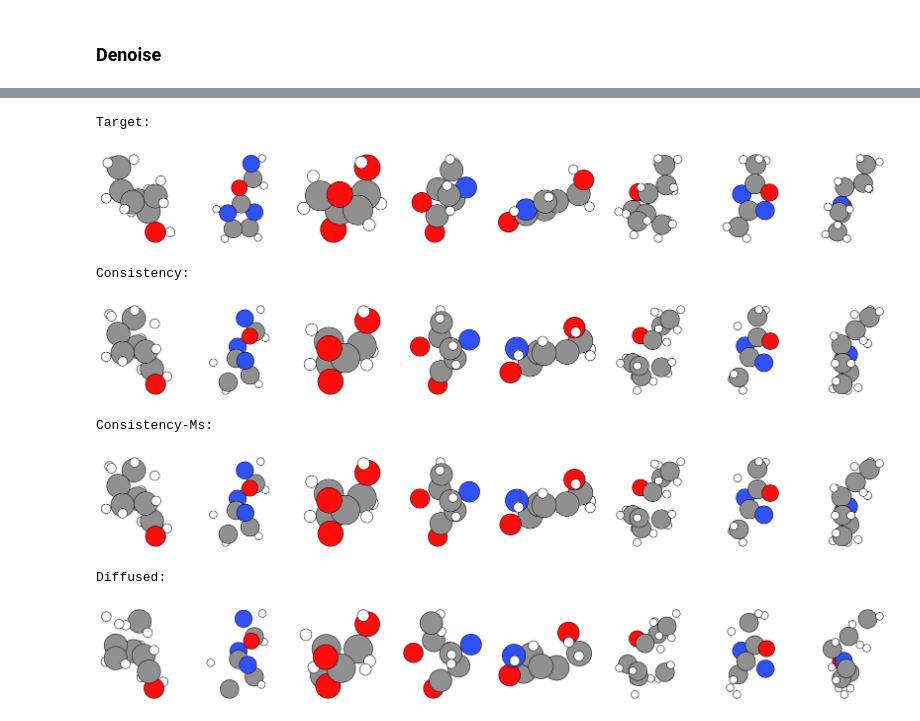
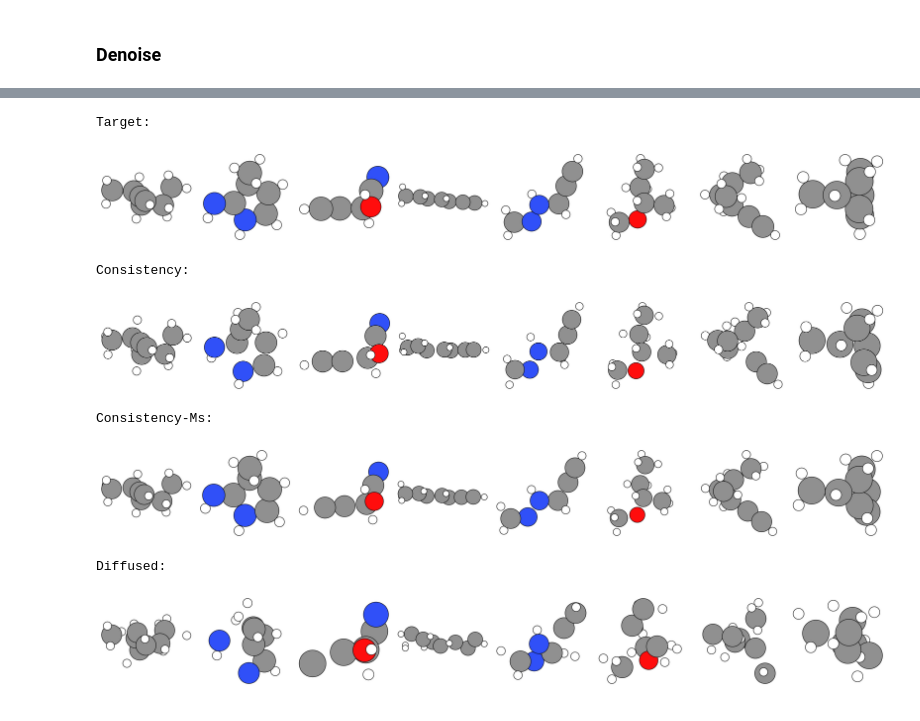
Before and after one commit to rush42/MoreRed, a Jupyter notebook: notebooks/consistency.ipynb, the cells around one changed output, grey strips where cells are left out. Drawn from its saved outputs; the diff is of its cells as text; code cells hidden in the pictures.

```diff
--- a/notebooks/consistency.ipynb
+++ b/notebooks/consistency.ipynb
@@ -135,20 +139,20 @@ QM7X
 NOTE! QM7-X is large. Therefore, it takes time to download the dataset and prepare it
 # %%
 # path to store the dataset as ASE '.db' files
-# datapath = os.path.join(tut_path, "qm7x.db")
+datapath = os.path.join(tut_path, "qm7x.db")
 # %%
-# data = QM7X(
-#     datapath=datapath,
-#     only_equilibrium=False,
-#     batch_size=8,
-#     transforms=transforms,
-#     num_train=128,
-#     num_val=128,
-#     num_test=128,
-#     num_workers=2,
-#     pin_memory=False,
-#     load_properties=["rmsd"],
-# )
+data = QM7X(
+    datapath=datapath,
+    only_equilibrium=True,
+    batch_size=8,
+    transforms=transforms,
+    num_train=128,
+    num_val=128,
+    num_test=128,
+    num_workers=2,
+    pin_memory=False,
+    load_properties=["rmsd"],
+)
 # %% [markdown]
 Prepare dataset
 # %%
@@ -170,7 +182,7 @@ plot_batch_molecules(target)
 ### Diffuse the batch
 # %%
 # define the time step
-t = 20
+t =  15
 # %%
 batch = {key: val.clone() for key, val in target.items()}
 batch[properties.R], _ = diff_proc.diffuse(batch[properties.R], batch[properties.idx_m], t=torch.tensor(t))
@@ -186,4 +198,4 @@ plot_batch_molecules(batch)
 # %%
 # consistency don't need time steps but max_steps give the number of sample iteration
 relaxed_consistency, _, _ = consistency_sampler.denoise(batch, t=t, max_iters=1)
-relaxed_consistency_ms, _, _ = consistency_sampler.denoise(batch, t=t, max_iters=2)
+relaxed_consistency_ms, num_steps_ms, hist_ms = consistency_sampler.denoise(batch, max_iters=5)
@@ -212,26 +228,26 @@ RMSD per diffused example :  tensor([0.7704, 0.8075, 0.6882, 0.7462, 0.9580, 0.8
 # %%
 # plot the different examples
 tmp_batch = {key: val.clone() for key, val in batch.items()}
 
 print("Target:")
 plot_batch_molecules(target)
 
 print("Consistency:")
 tmp_batch.update(relaxed_consistency)
 plot_batch_molecules(tmp_batch)
 
 print("Consistency-Ms:")
-tmp_batch.update(relaxed_consistency)
+tmp_batch.update(relaxed_consistency_ms)
 plot_batch_molecules(tmp_batch)
 
 print("Diffused:")
 plot_batch_molecules(batch)
 # %% [output]
 Target:
-[figure, old version]
+[figure, new version]
 Consistency:
-[figure, old version]
+[figure, new version]
 Consistency-Ms:
-[figure, old version]
+[figure, new version]
 Diffused:
-[figure, old version]
+[figure, new version]
```
Also changed, not shown: parts of 10 cells of this notebook.
